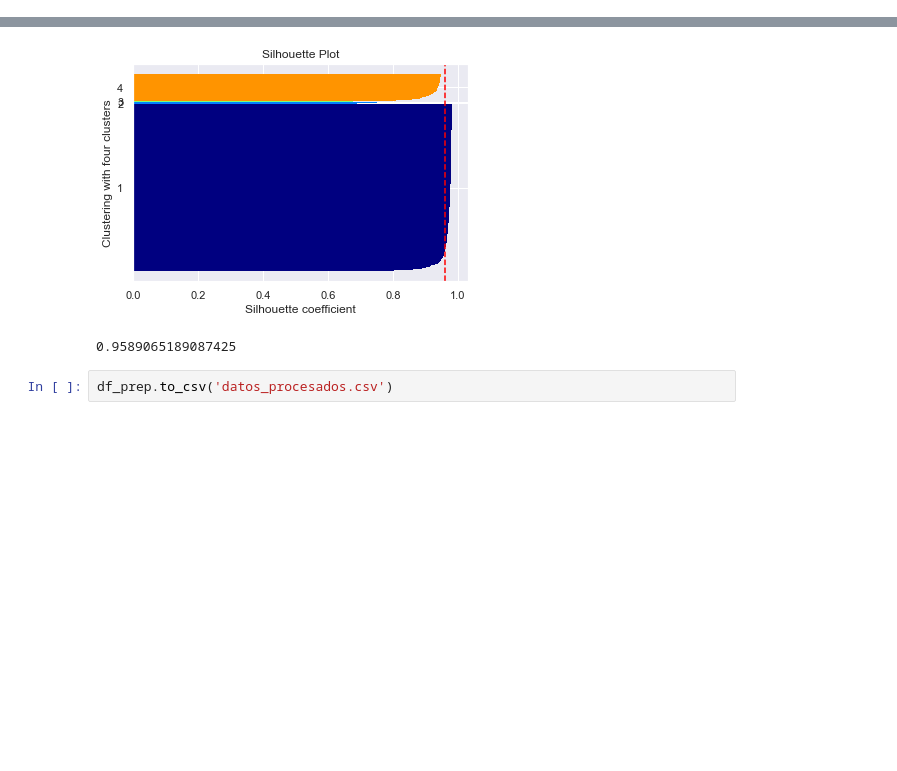
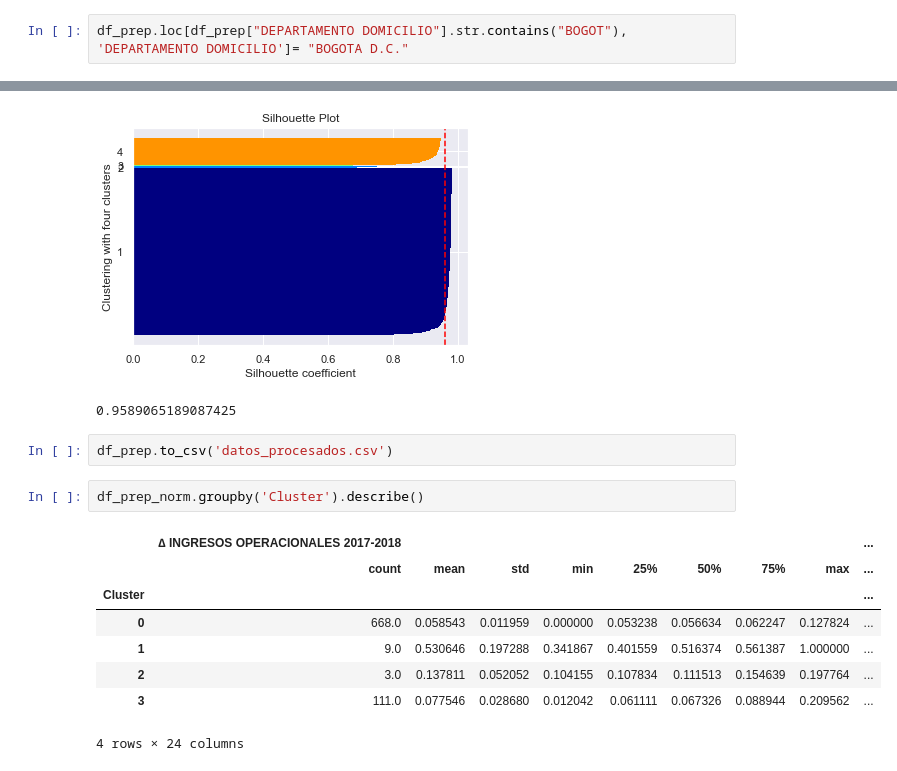
Before and after one commit to PedroVallejoSeade/Laboratorio-2---Clustering, a Jupyter notebook: ClusteringJerárquico.ipynb, the cells around one changed output, grey strips where cells are left out. Drawn from its saved outputs; the diff is of its cells as text; blank space fills up the shorter version.

```diff
--- a/ClusteringJerárquico.ipynb
+++ b/ClusteringJerárquico.ipynb
@@ -124,6 +124,8 @@ df_prep = df_prep.dropna()
 # Quitar los datos duplicados
 
 df_prep = df_prep.drop_duplicates()
+# %%
+df_prep.loc[df_prep["DEPARTAMENTO DOMICILIO"].str.contains("BOGOT"), 'DEPARTAMENTO DOMICILIO']= "BOGOTA D.C."
 # %%
 # Convertir variables que deberian ser númericas
 df_prep['TOTAL PASIVOS 2017'] = df_prep['TOTAL PASIVOS 2017'].str.extract('(\d+)', expand=False)
@@ -466,3 +468,14 @@ plot_silhouette(data = df_prep_norm,
 0.9589065189087425
 # %%
 df_prep.to_csv('datos_procesados.csv')
+# %%
+df_prep_norm.groupby('Cluster').describe()
+# %% [output]
+|  | ∆ INGRESOS OPERACIONALES 2017-2018 |  |  |  |  |  |  |  | ... |
+|  | count | mean | std | min | 25% | 50% | 75% | max | ... |
+| Cluster |  |  |  |  |  |  |  |  | ... |
+| 0 | 668.0 | 0.058543 | 0.011959 | 0.000000 | 0.053238 | 0.056634 | 0.062247 | 0.127824 | ... |
+| 1 | 9.0 | 0.530646 | 0.197288 | 0.341867 | 0.401559 | 0.516374 | 0.561387 | 1.000000 | ... |
+| 2 | 3.0 | 0.137811 | 0.052052 | 0.104155 | 0.107834 | 0.111513 | 0.154639 | 0.197764 | ... |
+| 3 | 111.0 | 0.077546 | 0.028680 | 0.012042 | 0.061111 | 0.067326 | 0.088944 | 0.209562 | ... |
+4 rows × 24 columns
```
Also changed, not shown: parts of 1 cell of this notebook, 7 other files.
